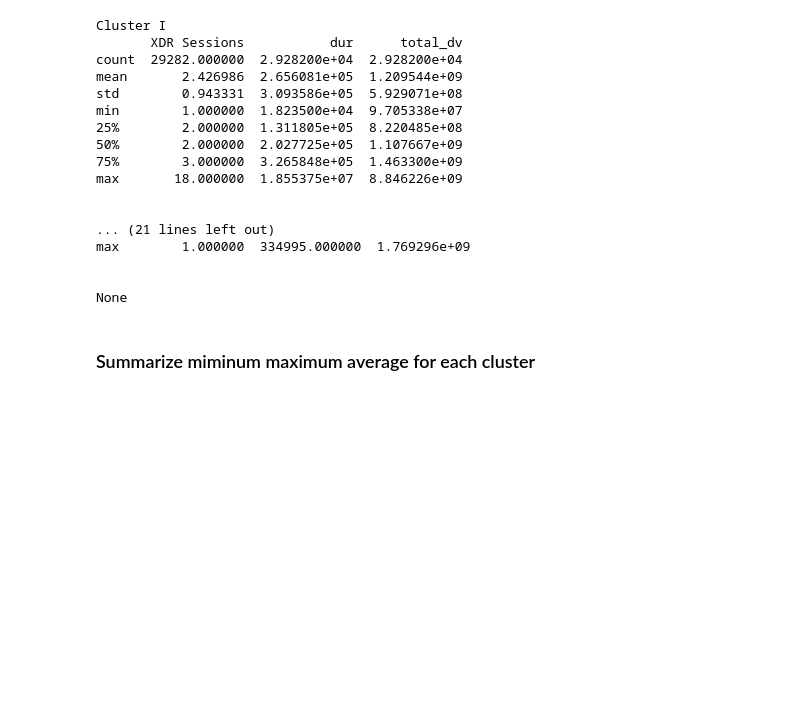
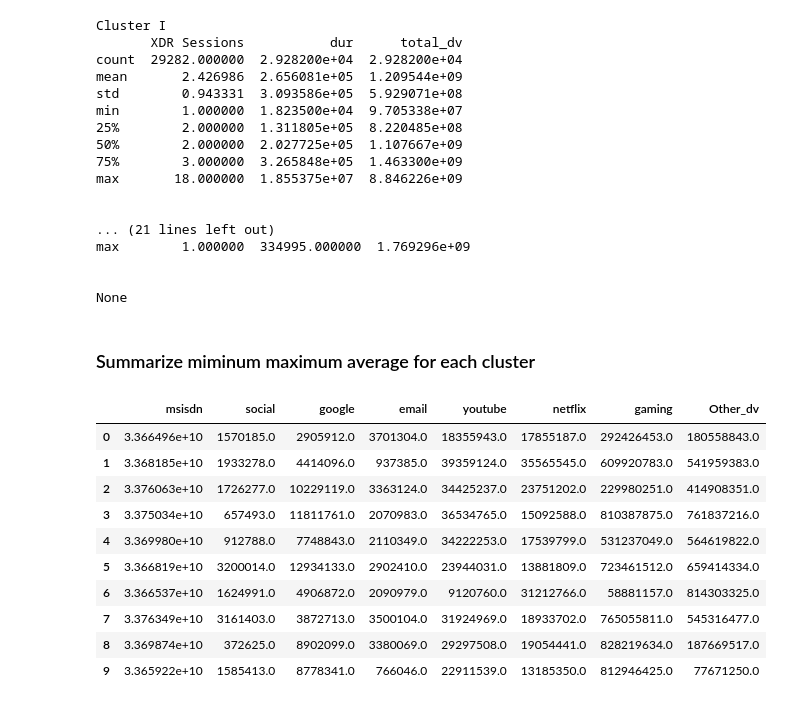
Before and after one commit to Ammon21/Telecom-Analysis, a Jupyter notebook: Notebooks/User_Engagement.ipynb, the cells around one changed output. Saved outputs shown, nothing was run; the diff lists cells and outputs as text; code cells hidden in the pictures; blank space fills up the shorter version.

Commit message:
aggregate user total traffic per apps

```diff
--- a/Notebooks/User_Engagement.ipynb
+++ b/Notebooks/User_Engagement.ipynb
@@ -171,3 +171,23 @@ max        1.000000  334995.000000  1.769296e+09
 None
 # %% [markdown]
 ### Summarize miminum maximum average for each cluster
+# %%
+df['Other_dv'] = df['Other DL (Bytes)'] + df['Other UL (Bytes)']
+user_app_engagement_df = df[['msisdn', 'social', 'google',
+    'email', 'youtube', 'netflix',
+    'gaming', 'Other_dv']]
+# %%
+user_app_engagement_df.groupby('msisdn').sum
+user_app_engagement_df.head(10)
+# %% [output]
+|  | msisdn | social | google | email | youtube | netflix | gaming | Other_dv |
+| 0 | 3.366496e+10 | 1570185.0 | 2905912.0 | 3701304.0 | 18355943.0 | 17855187.0 | 292426453.0 | 180558843.0 |
+| 1 | 3.368185e+10 | 1933278.0 | 4414096.0 | 937385.0 | 39359124.0 | 35565545.0 | 609920783.0 | 541959383.0 |
+| 2 | 3.376063e+10 | 1726277.0 | 10229119.0 | 3363124.0 | 34425237.0 | 23751202.0 | 229980251.0 | 414908351.0 |
+| 3 | 3.375034e+10 | 657493.0 | 11811761.0 | 2070983.0 | 36534765.0 | 15092588.0 | 810387875.0 | 761837216.0 |
+| 4 | 3.369980e+10 | 912788.0 | 7748843.0 | 2110349.0 | 34222253.0 | 17539799.0 | 531237049.0 | 564619822.0 |
+| 5 | 3.366819e+10 | 3200014.0 | 12934133.0 | 2902410.0 | 23944031.0 | 13881809.0 | 723461512.0 | 659414334.0 |
+| 6 | 3.366537e+10 | 1624991.0 | 4906872.0 | 2090979.0 | 9120760.0 | 31212766.0 | 58881157.0 | 814303325.0 |
+| 7 | 3.376349e+10 | 3161403.0 | 3872713.0 | 3500104.0 | 31924969.0 | 18933702.0 | 765055811.0 | 545316477.0 |
+| 8 | 3.369874e+10 | 372625.0 | 8902099.0 | 3380069.0 | 29297508.0 | 19054441.0 | 828219634.0 | 187669517.0 |
+| 9 | 3.365922e+10 | 1585413.0 | 8778341.0 | 766046.0 | 22911539.0 | 13185350.0 | 812946425.0 | 77671250.0 |
```
